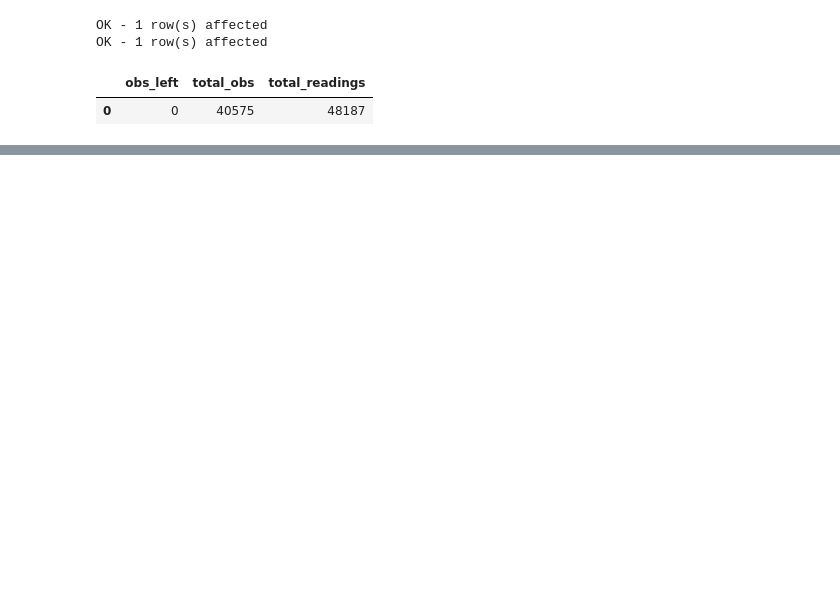
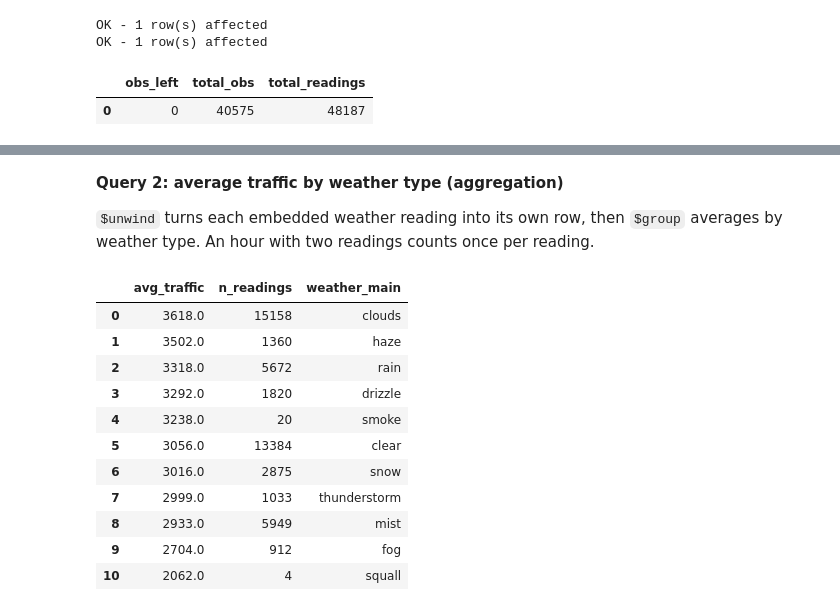
Before and after one commit to Akinloye3264/machine_learning_pipeline_formative-one, a Jupyter notebook: database/scripts/trafficsnotebook.ipynb, the cells around one changed output, grey strips where cells are left out. Drawn from its saved outputs; the diff is of its cells as text; code cells hidden in the pictures; blank space fills up the shorter version.

```diff
--- a/database/scripts/trafficsnotebook.ipynb
+++ b/database/scripts/trafficsnotebook.ipynb
@@ -354,0 +507,29 @@ OK - 1 row(s) affected
+# %% [markdown]
+**Query 2: average traffic by weather type (aggregation)**
+
+`$unwind` turns each embedded weather reading into its own row, then `$group` averages by weather type. An hour with two readings counts once per reading.
+# %%
+pipeline = [
+    {"$unwind": "$weather"},
+    {"$group": {"_id": "$weather.main",
+                "avg_traffic": {"$avg": "$traffic_volume"},
+                "n_readings": {"$sum": 1}}},
+    {"$project": {"_id": 0, "weather_main": "$_id", "n_readings": 1, "avg_traffic": 1}},
+    {"$sort": {"avg_traffic": -1}},
+]
+result = pd.DataFrame(list(col.aggregate(pipeline)))
+result["avg_traffic"] = result["avg_traffic"].round(0)
+result
+# %% [output]
+|  | avg_traffic | n_readings | weather_main |
+| 0 | 3618.0 | 15158 | clouds |
+| 1 | 3502.0 | 1360 | haze |
+| 2 | 3318.0 | 5672 | rain |
+| 3 | 3292.0 | 1820 | drizzle |
+| 4 | 3238.0 | 20 | smoke |
+| 5 | 3056.0 | 13384 | clear |
+| 6 | 3016.0 | 2875 | snow |
+| 7 | 2999.0 | 1033 | thunderstorm |
+| 8 | 2933.0 | 5949 | mist |
+| 9 | 2704.0 | 912 | fog |
+| 10 | 2062.0 | 4 | squall |
```
Also changed, not shown: parts of 38 cells of this notebook, 2 other files.
